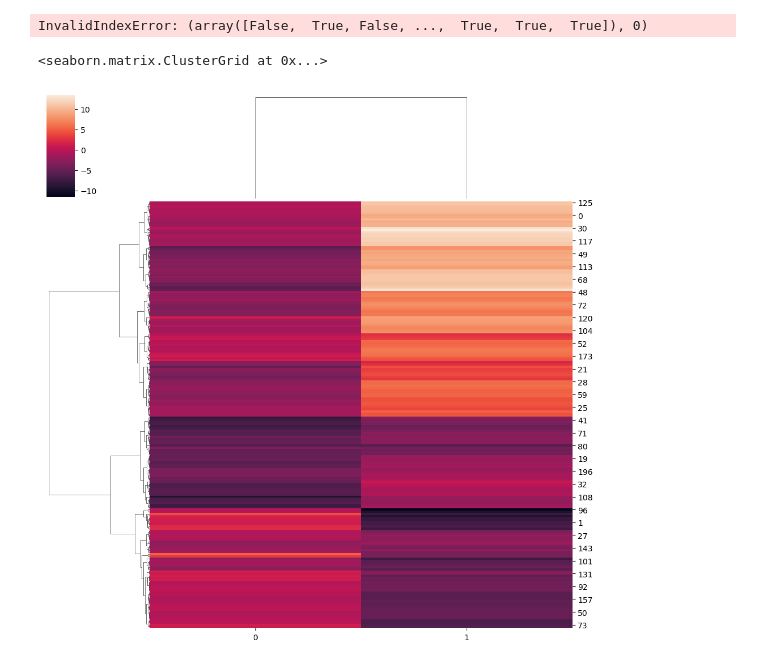
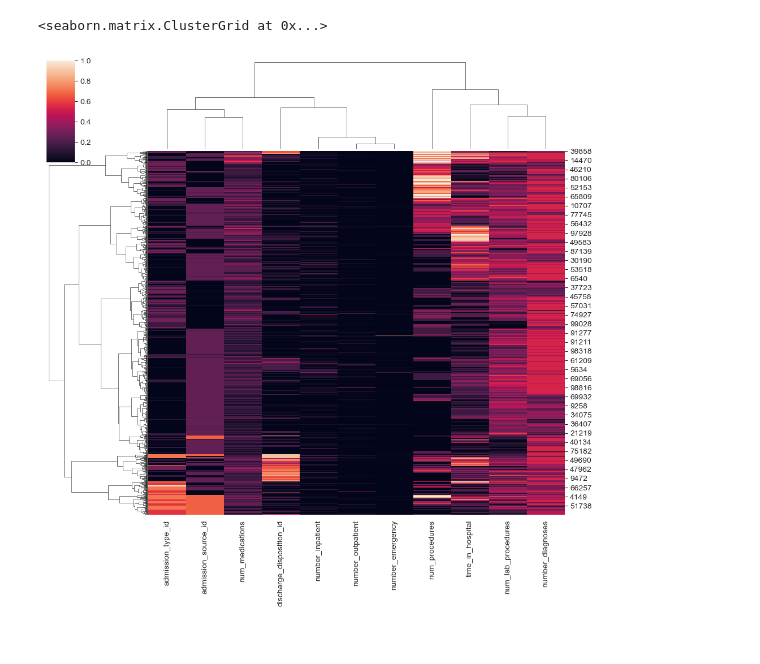
Before and after one commit to dujh22/DM_ClusterAnalysisOfPatientData, a Jupyter notebook: hierarchical_clustering.ipynb, the cells around one changed output. Cells and saved outputs as stored; diff of their text form; code cells hidden in the pictures.

```diff
--- a/hierarchical_clustering.ipynb
+++ b/hierarchical_clustering.ipynb
@@ -29,3 +34,5 @@ array([[<AxesSubplot: title={'center': 'number_emergency'}>,
 # %%
-# 分离数值属性与名义属性
-num_columns = ['encounter_id', 'patient_nbr', 'admission_type_id', 'discharge_disposition_id', 'admission_source_id', 'time_in_hospital', 'num_lab_procedures', 'num_procedures', 'num_medications','number_outpatient', 'number_emergency', 'number_inpatient', 'number_diagnoses']
+# 提取用于聚类的数据列
+num_columns = ['admission_type_id', 'discharge_disposition_id', 'admission_source_id', 'time_in_hospital', 'num_lab_procedures', 'num_procedures', 'num_medications','number_outpatient', 'number_emergency', 'number_inpatient', 'number_diagnoses']
+df_num = df[num_columns]
+df_num.head()
@@ -197,9 +288,0 @@ plt.scatter(points[y_hc ==3,0], points[y_hc == 3,1], s=100, c='cyan')
-# %%
-from sklearn.cluster import AgglomerativeClustering
-
-# create clusters
-hc = AgglomerativeClustering(n_clusters=4, affinity = 'euclidean', linkage = 'ward')
-# save clusters for chart
-y_hc = hc.fit_predict(df_num)
-# %% [output]
-InvalidIndexError: (array([False,  True, False, ...,  True,  True,  True]), 0)
@@ -211,7 +289,7 @@ plt.scatter(df_num[y_hc ==3,0], df_num[y_hc == 3,1], s=100, c='cyan')
 # %%
 import seaborn as sns
 
-sns.clustermap(points,method ='ward',metric='euclidean')
+sns.clustermap(df_num, method ='ward',metric='euclidean')
 # %% [output]
 <seaborn.matrix.ClusterGrid at 0x...>
-[figure, old version]
+[figure, new version]
```
Also changed, not shown: parts of 24 cells of this notebook, 1 other file.
